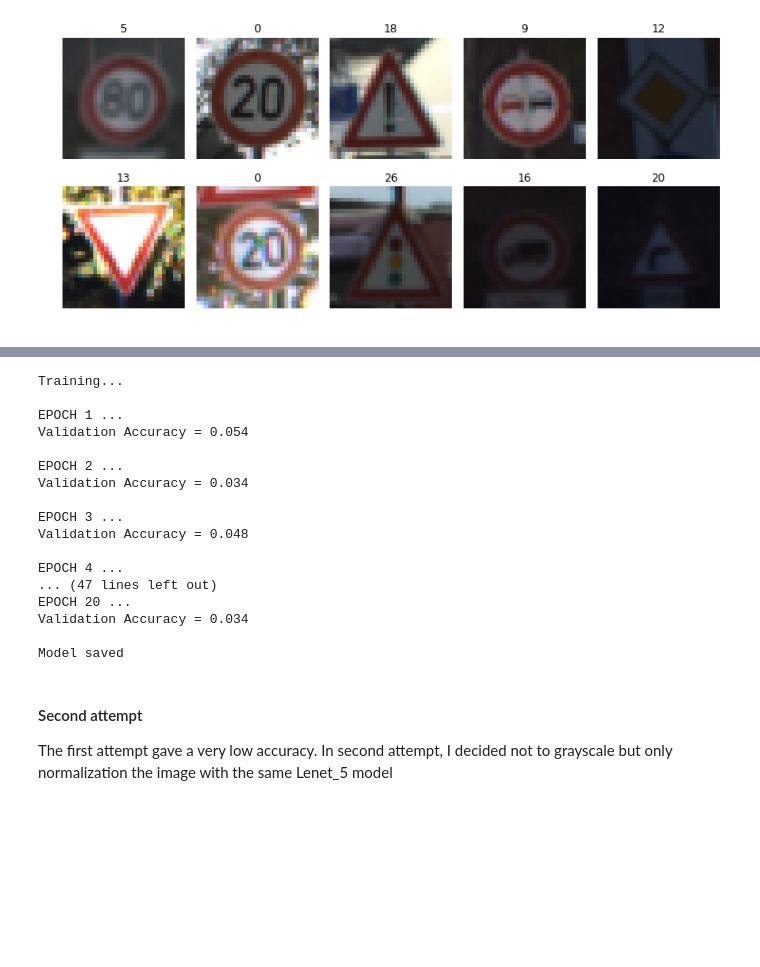
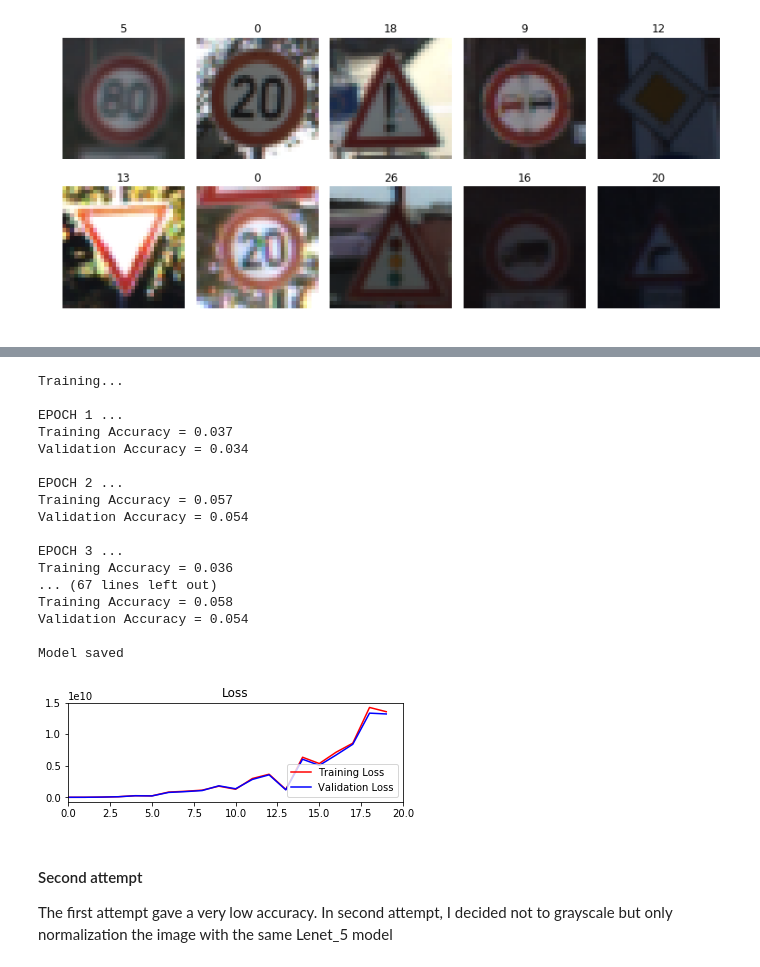
Before and after one commit to tranlv/Self-Driving-Car-Engineer-Part-1, a Jupyter notebook: Traffic Sign Classifier/notebook/Traffic_Sign_Classifier.ipynb, the cells around one changed output, grey strips where cells are left out. Drawn from its saved outputs; the diff is of its cells as text; code cells hidden in the pictures; blank space fills up the shorter version.

```diff
--- a/Traffic Sign Classifier/notebook/Traffic_Sign_Classifier.ipynb
+++ b/Traffic Sign Classifier/notebook/Traffic_Sign_Classifier.ipynb
@@ -117,20 +118,24 @@ def grayscale(input):
     return output
 
 # normalization
+#from the forum :https://discussions.udacity.com/t/accuracy-is-not-going-over-75-80/314938/22
+# some said that adding the decimal makes huge diffference
 def normalization(input):
     output = []
     for i in range(len(input)):
-        img = (input[i] - 128)/128
+        img = (input[i] - 128.0) / (128.0)
         output.append(img)
     return output
 
 def evaluate(X_data, y_data):
     num_examples = len(X_data)
     total_accuracy = 0
+    total_loss = 0
     sess = tf.get_default_session()
     for offset in range(0, num_examples, BATCH_SIZE):
-        batch_x, batch_y = X_data[offset:offset+BATCH_SIZE], y_data[offset:offset+BATCH_SIZE]
-        accuracy = sess.run(accuracy_operation, feed_dict={x: batch_x, y: batch_y})
+        batch_x, batch_y = X_data[offset : offset + BATCH_SIZE], y_data[offset : offset + BATCH_SIZE]
+        loss, accuracy = sess.run([loss_operation, accuracy_operation], feed_dict={x: batch_x, y: batch_y})
         total_accuracy += (accuracy * len(batch_x))
-    return total_accuracy / num_examples
+        total_loss += (loss * len(batch_x))
+    return total_loss / num_examples, total_accuracy / num_examples
 # %% [markdown]
@@ -257,7 +262,7 @@ def Lenet_5(x):
 """STEP 3"""
 
 # parameters
-EPOCHS = 20
+EPOCHS = 10
 BATCH_SIZE = 128
 rate = 0.001
 
@@ -284,46 +289,60 @@ correct_prediction = tf.equal(tf.argmax(logits, 1), tf.argmax(one_hot_y, 1))
 accuracy_operation = tf.reduce_mean(tf.cast(correct_prediction, tf.float32))
 saver = tf.train.Saver()
 
+train_loss_history = []
+valid_loss_history = []
 #Start running tensor flow
 with tf.Session() as sess:
     sess.run(tf.global_variables_initializer())
-    num_examples = len(final_X_train)
+    num_examples = len(X_train)
 
     print("Training...")
     print()
     for i in range(EPOCHS):
-        #Shuffle before training
         X_train, y_train = shuffle(final_X_train, ori_y_train)
         for offset in range(0, num_examples, BATCH_SIZE):
             end = offset + BATCH_SIZE
             batch_x, batch_y = X_train[offset:end], y_train[offset:end]
             sess.run(training_operation, feed_dict={x: batch_x, y: batch_y})
 
-        validation_accuracy = evaluate(final_X_valid, ori_y_valid)
+        valid_loss, valid_accuracy = evaluate(final_X_valid, ori_y_valid)
+        valid_loss_history.append(valid_loss)
+
+        train_loss, train_accuracy = evaluate(final_X_train, ori_y_train)
+        train_loss_history.append(train_loss)
+
         print("EPOCH {} ...".format(i+1))
-        print("Validation Accuracy = {:.3f}".format(validation_accuracy))
+        print("Training Accuracy = {:.3f}".format(train_accuracy))
+        print("Validation Accuracy = {:.3f}".format(valid_accuracy))
         print()
 
     saver.save(sess, './lenet')
     print("Model saved")
+    loss_plot = plt.subplot(2,1,1)
+    loss_plot.set_title('Loss')
+    loss_plot.plot(train_loss_history, 'r', label='Training Loss')
+    loss_plot.plot(valid_loss_history, 'b', label='Validation Loss')
+    loss_plot.set_xlim([0, EPOCHS])
+    loss_plot.legend(loc=4)
 # %% [output]
 Training...
 
 EPOCH 1 ...
+Training Accuracy = 0.037
+Validation Accuracy = 0.034
+
+EPOCH 2 ...
+Training Accuracy = 0.057
 Validation Accuracy = 0.054
 
-EPOCH 2 ...
-Validation Accuracy = 0.034
-
 EPOCH 3 ...
-Validation Accuracy = 0.048
-
-EPOCH 4 ...
-... (47 lines left out)
-EPOCH 20 ...
-Validation Accuracy = 0.034
+Training Accuracy = 0.036
+... (67 lines left out)
+Training Accuracy = 0.058
+Validation Accuracy = 0.054
 
 Model saved
+[figure, added]
 # %% [markdown]
 #### Second attempt
 
```
Also changed, not shown: parts of 4 cells of this notebook, 3 other files.
